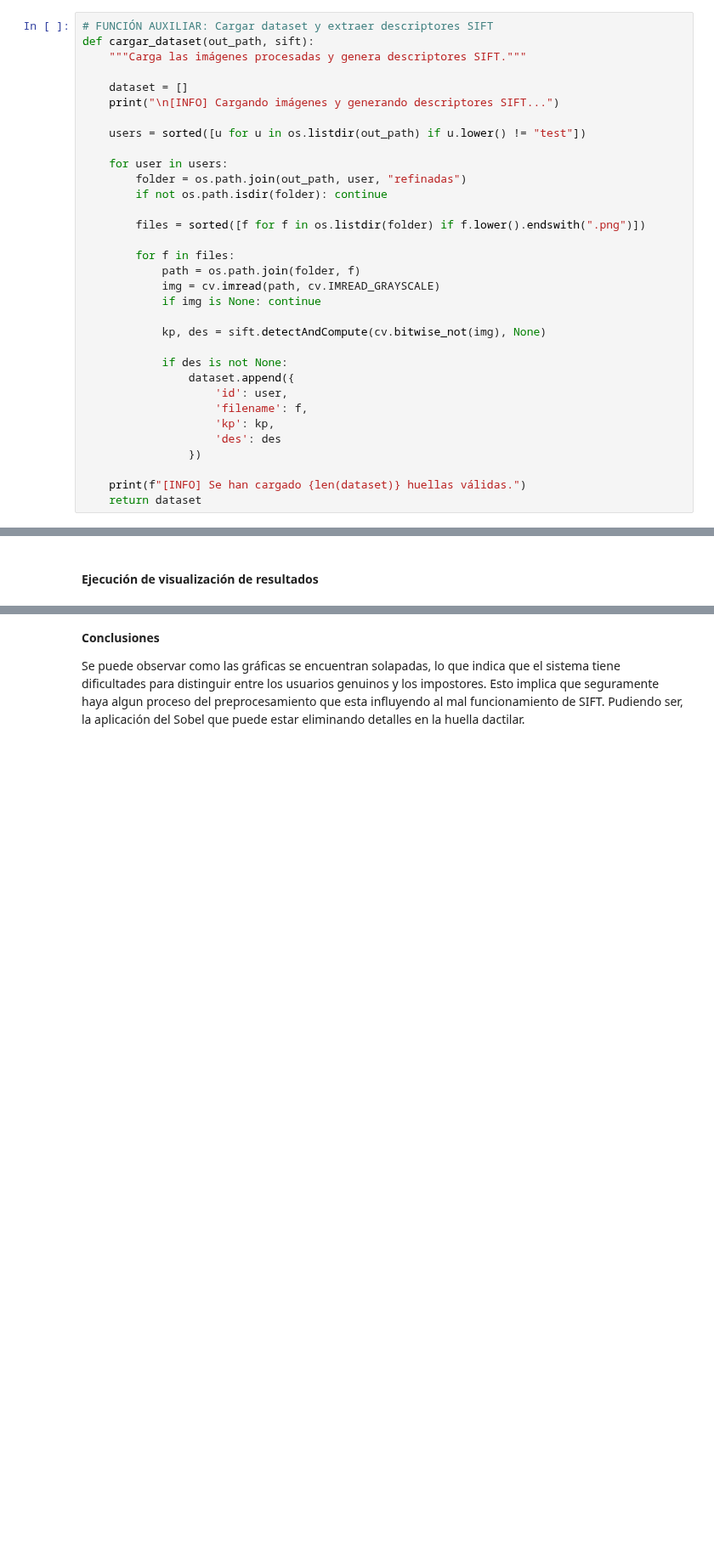
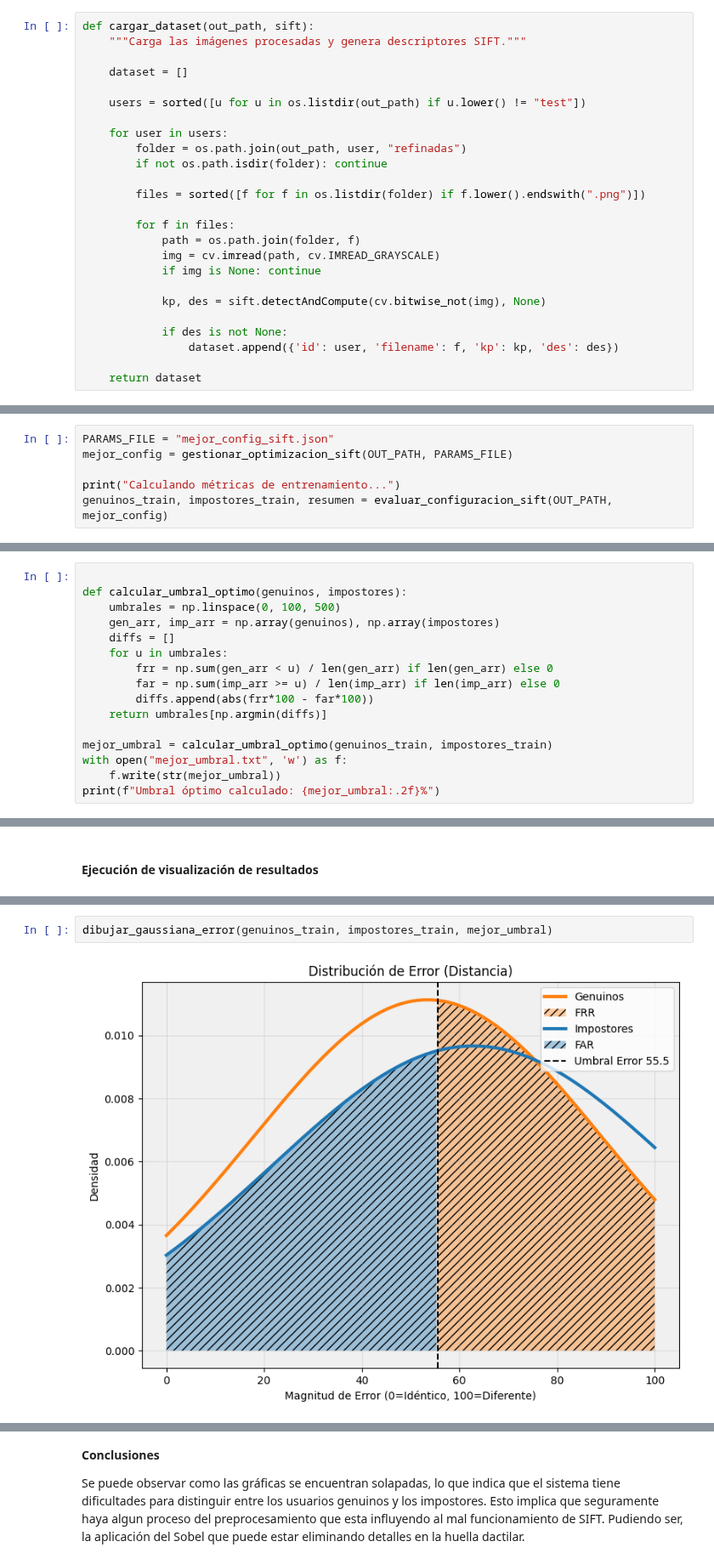
Before and after one commit to lunahernandez/PIAV, a Jupyter notebook: 06/No_IA_Finger_Comparation.ipynb, the cells around one changed output, grey strips where cells are left out. Shown at 85% size. Cells and saved outputs as stored; diff of their text form; blank space fills up the shorter version.

```diff
--- a/06/No_IA_Finger_Comparation.ipynb
+++ b/06/No_IA_Finger_Comparation.ipynb
@@ -361,12 +383,10 @@ def calcular_similitud(bf, kp_a, des_a, kp_b, des_b):
 # %% [markdown]
 - `cargar_dataset`: Esta función recorre todas las imágenes en la base de datos, carga cada imagen y genera los descriptores SIFT para cada una de ellas, almacenándolos en una estructura de datos para su posterior comparación.
 # %%
-# FUNCIÓN AUXILIAR: Cargar dataset y extraer descriptores SIFT
 def cargar_dataset(out_path, sift):
     """Carga las imágenes procesadas y genera descriptores SIFT."""
 
     dataset = []
-    print("\n[INFO] Cargando imágenes y generando descriptores SIFT...")
 
     users = sorted([u for u in os.listdir(out_path) if u.lower() != "test"])
 
@@ -384,12 +404,6 @@ def cargar_dataset(out_path, sift):
             kp, des = sift.detectAndCompute(cv.bitwise_not(img), None)
 
             if des is not None:
-                dataset.append({
-                    'id': user,
-                    'filename': f,
-                    'kp': kp,
-                    'des': des
-                })
+                dataset.append({'id': user, 'filename': f, 'kp': kp, 'des': des})
 
-    print(f"[INFO] Se han cargado {len(dataset)} huellas válidas.")
     return dataset
@@ -395,0 +459,6 @@ def cargar_dataset(out_path, sift):
+# %%
+PARAMS_FILE = "mejor_config_sift.json"
+mejor_config = gestionar_optimizacion_sift(OUT_PATH, PARAMS_FILE)
+
+print("Calculando métricas de entrenamiento...")
+genuinos_train, impostores_train, resumen = evaluar_configuracion_sift(OUT_PATH, mejor_config)
@@ -395,0 +567,16 @@ def cargar_dataset(out_path, sift):
+# %%
+
+def calcular_umbral_optimo(genuinos, impostores):
+    umbrales = np.linspace(0, 100, 500)
+    gen_arr, imp_arr = np.array(genuinos), np.array(impostores)
+    diffs = []
+    for u in umbrales:
+        frr = np.sum(gen_arr < u) / len(gen_arr) if len(gen_arr) else 0
+        far = np.sum(imp_arr >= u) / len(imp_arr) if len(imp_arr) else 0
+        diffs.append(abs(frr*100 - far*100))
+    return umbrales[np.argmin(diffs)]
+
+mejor_umbral = calcular_umbral_optimo(genuinos_train, impostores_train)
+with open("mejor_umbral.txt", 'w') as f:
+    f.write(str(mejor_umbral))
+print(f"Umbral óptimo calculado: {mejor_umbral:.2f}%")
@@ -526,0 +716,4 @@ Generando gráficas de error (FAR/FRR)...
+# %%
+dibujar_gaussiana_error(genuinos_train, impostores_train, mejor_umbral)
+# %% [output]
+[figure, added]
```
Also changed, not shown: parts of 37 cells of this notebook, 2 other files.
